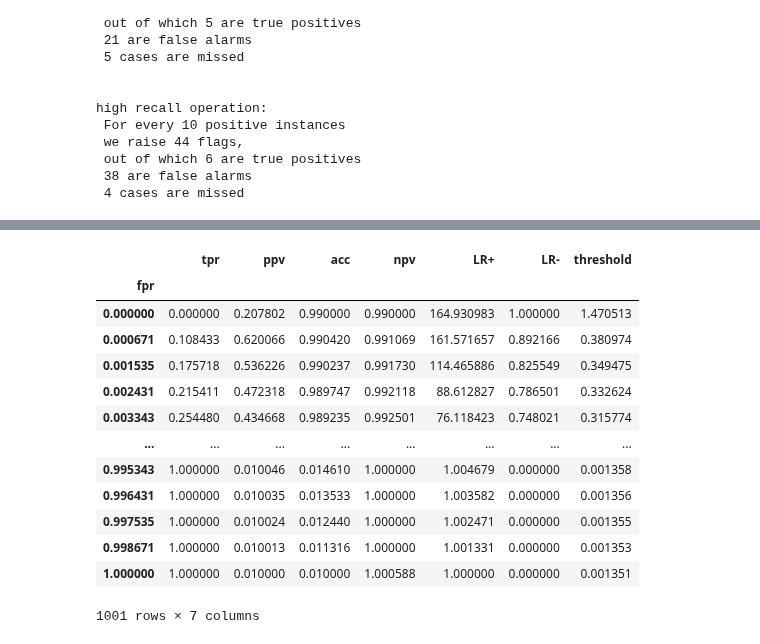
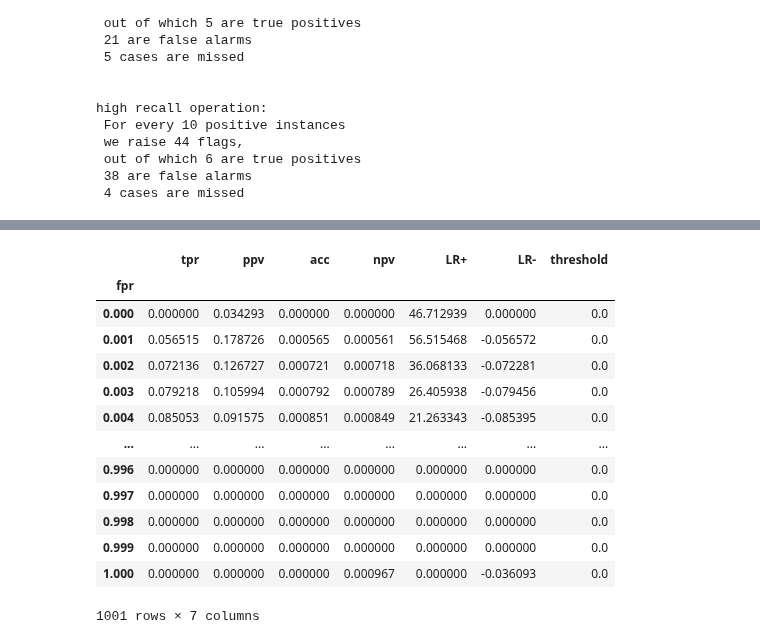
Before and after one commit to zeroknowledgediscovery/zedstat, a Jupyter notebook: examples/example1.ipynb, the cells around one changed output, grey strips where cells are left out. Cells and saved outputs as stored; diff of their text form; code cells hidden in the pictures.

```diff
--- a/examples/example1.ipynb
+++ b/examples/example1.ipynb
@@ -213,17 +266,17 @@ zt.df_lim['L']
 # %%
-zt.df_lim['U']
+zt.df_lim['U']-zt.df_lim['L']
 # %% [output]
 |  | tpr | ppv | acc | npv | LR+ | LR- | threshold |
 | fpr |  |  |  |  |  |  |  |
-| 0.000000 | 0.000000 | 0.207802 | 0.990000 | 0.990000 | 164.930983 | 1.000000 | 1.470513 |
-| 0.000671 | 0.108433 | 0.620066 | 0.990420 | 0.991069 | 161.571657 | 0.892166 | 0.380974 |
-| 0.001535 | 0.175718 | 0.536226 | 0.990237 | 0.991730 | 114.465886 | 0.825549 | 0.349475 |
-| 0.002431 | 0.215411 | 0.472318 | 0.989747 | 0.992118 | 88.612827 | 0.786501 | 0.332624 |
-| 0.003343 | 0.254480 | 0.434668 | 0.989235 | 0.992501 | 76.118423 | 0.748021 | 0.315774 |
+| 0.000 | 0.000000 | 0.034293 | 0.000000 | 0.000000 | 46.712939 | 0.000000 | 0.0 |
+| 0.001 | 0.056515 | 0.178726 | 0.000565 | 0.000561 | 56.515468 | -0.056572 | 0.0 |
+| 0.002 | 0.072136 | 0.126727 | 0.000721 | 0.000718 | 36.068133 | -0.072281 | 0.0 |
+| 0.003 | 0.079218 | 0.105994 | 0.000792 | 0.000789 | 26.405938 | -0.079456 | 0.0 |
+| 0.004 | 0.085053 | 0.091575 | 0.000851 | 0.000849 | 21.263343 | -0.085395 | 0.0 |
 | ... | ... | ... | ... | ... | ... | ... | ... |
-| 0.995343 | 1.000000 | 0.010046 | 0.014610 | 1.000000 | 1.004679 | 0.000000 | 0.001358 |
-| 0.996431 | 1.000000 | 0.010035 | 0.013533 | 1.000000 | 1.003582 | 0.000000 | 0.001356 |
-| 0.997535 | 1.000000 | 0.010024 | 0.012440 | 1.000000 | 1.002471 | 0.000000 | 0.001355 |
-| 0.998671 | 1.000000 | 0.010013 | 0.011316 | 1.000000 | 1.001331 | 0.000000 | 0.001353 |
-| 1.000000 | 1.000000 | 0.010000 | 0.010000 | 1.000588 | 1.000000 | 0.000000 | 0.001351 |
+| 0.996 | 0.000000 | 0.000000 | 0.000000 | 0.000000 | 0.000000 | 0.000000 | 0.0 |
+| 0.997 | 0.000000 | 0.000000 | 0.000000 | 0.000000 | 0.000000 | 0.000000 | 0.0 |
+| 0.998 | 0.000000 | 0.000000 | 0.000000 | 0.000000 | 0.000000 | 0.000000 | 0.0 |
+| 0.999 | 0.000000 | 0.000000 | 0.000000 | 0.000000 | 0.000000 | 0.000000 | 0.0 |
+| 1.000 | 0.000000 | 0.000000 | 0.000000 | 0.000967 | 0.000000 | -0.036093 | 0.0 |
 1001 rows × 7 columns
```
Also changed, not shown: parts of 13 cells of this notebook, 9 other files.
